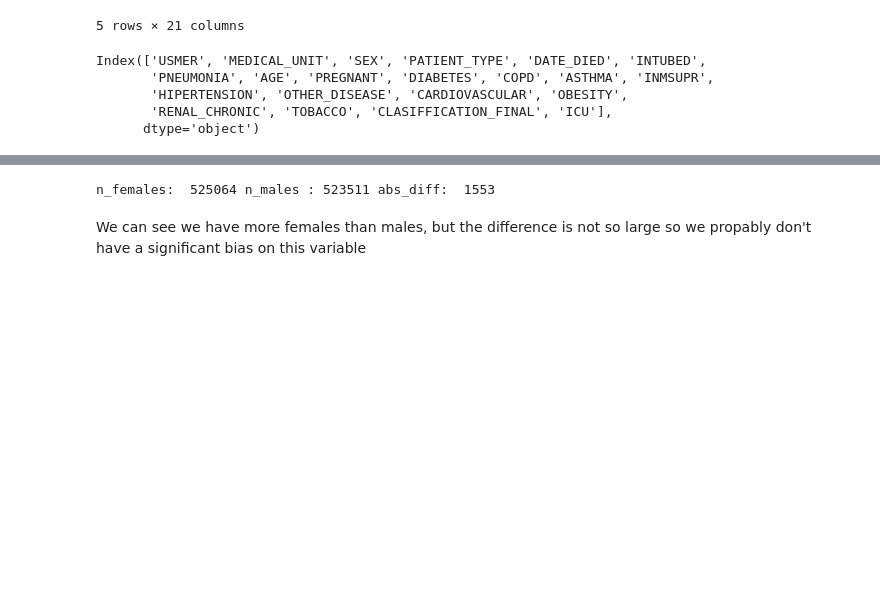
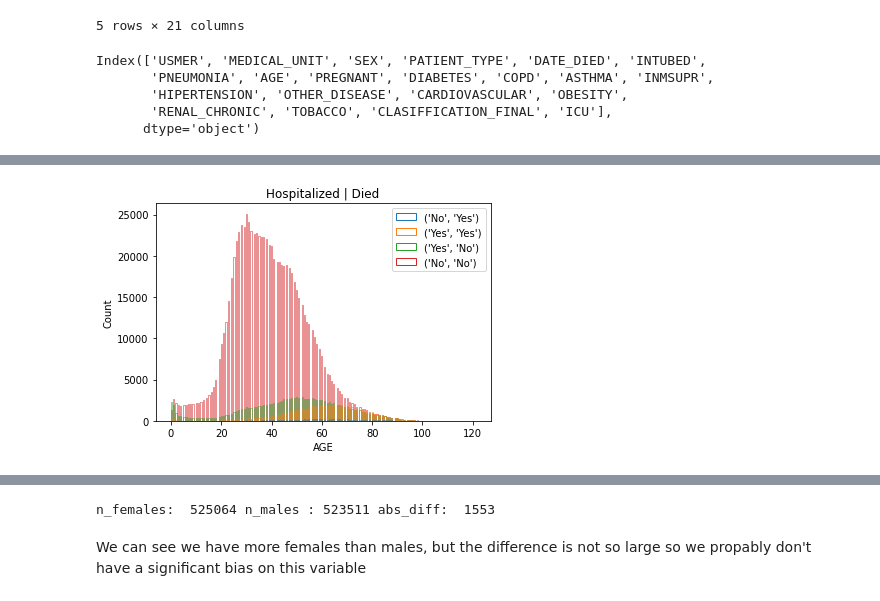
Before and after one commit to ailafelixa/EDA-RiskFactors-COVID-19, a Jupyter notebook: covid-19-data-exploration.ipynb, the cells around one changed output, grey strips where cells are left out. Drawn from its saved outputs; the diff is of its cells as text; code cells hidden in the pictures; blank space fills up the shorter version.

```diff
--- a/covid-19-data-exploration.ipynb
+++ b/covid-19-data-exploration.ipynb
@@ -117,0 +101,11 @@ We can see that although a lot of early infants are hospitalized, less than 1/4
+# %%
+#lets see how hospitalization and deaths correlates with age;
+#first lets stablish a binary way of identify if the patient died;
+#following the boolean code of the already existing features, lts stablish 1 for patients who died and 2 for patient who didn't die
+
+deaths = data
+deaths.loc[deaths['DATE_DIED'] =='9999-99-99', 'DIED'] = "No"
+deaths.loc[deaths['DATE_DIED'] !='9999-99-99', 'DIED'] = "Yes"
+
+#verify if the column was correctly created
+deaths[['DATE_DIED', 'DIED']].head(10)
@@ -117,0 +124,7 @@ We can see that although a lot of early infants are hospitalized, less than 1/4
+# %%
+#lets also clarify the patient type
+deaths.loc[deaths['PATIENT_TYPE'] ==2, 'HOSPITALIZED'] = "Yes"
+deaths.loc[deaths['PATIENT_TYPE'] ==1, 'HOSPITALIZED'] = "No"
+
+#verify if the column was correctly created
+deaths[['PATIENT_TYPE', 'HOSPITALIZED']].head(10)
@@ -117,0 +143,6 @@ We can see that although a lot of early infants are hospitalized, less than 1/4
+# %%
+d = sns.histplot(data=deaths, x='AGE', hue=deaths[['HOSPITALIZED', 'DIED']].apply(tuple, axis=1),fill=False)
+d.set(title='Hospitalized | Died')
+plt.show(d)
+# %% [output]
+[figure, added]
```
Also changed, not shown: parts of 14 cells of this notebook.
